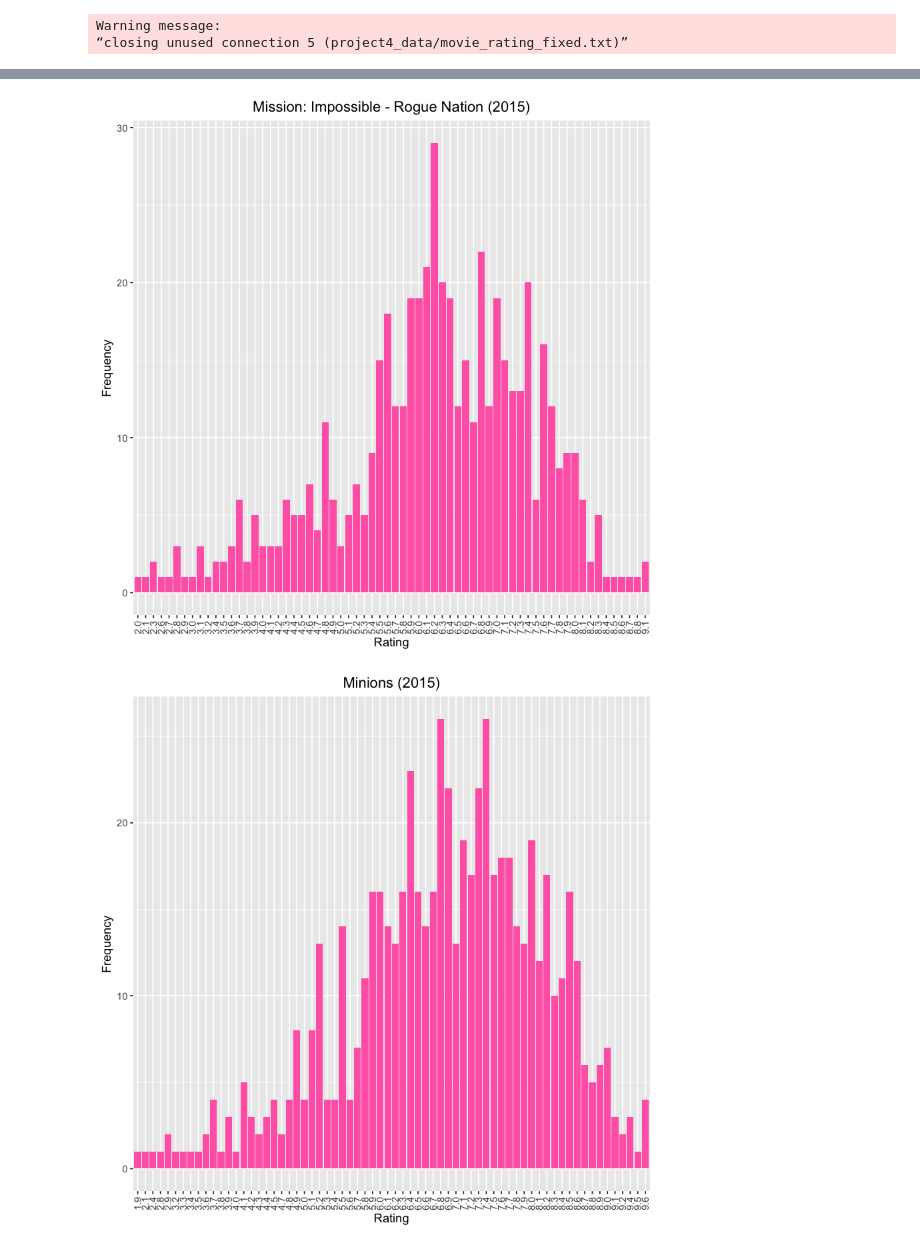
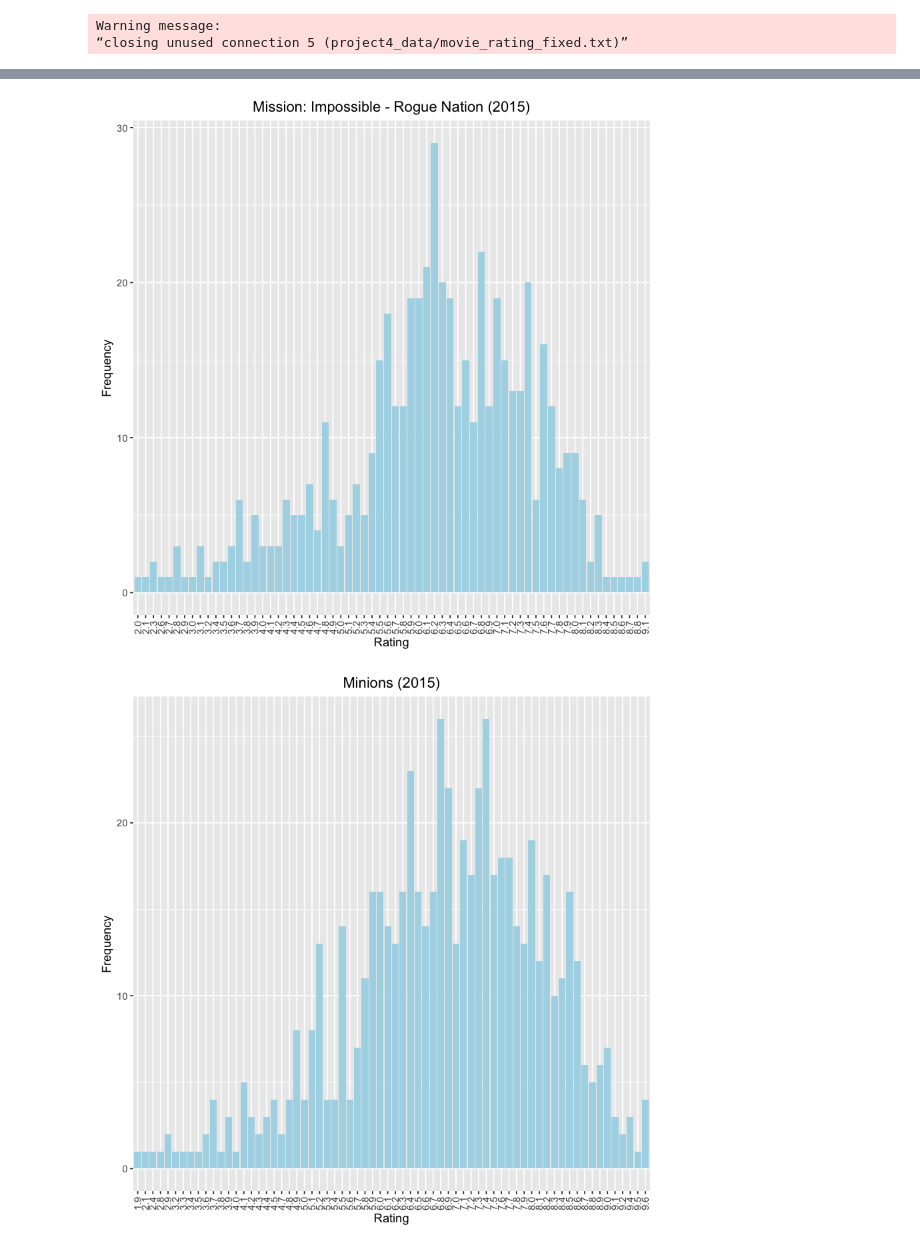
Before and after one commit to nsnguyen/ECE-232E, a Jupyter notebook: project_5/q_9.ipynb, the cells around one changed output, grey strips where cells are left out. Saved outputs shown, nothing was run; the diff lists cells and outputs as text; code cells hidden in the pictures.

```diff
--- a/project_5/q_9.ipynb
+++ b/project_5/q_9.ipynb
@@ -89,7 +89,7 @@ for (i in 1:length(movies)){
 
     df = data.frame(rating=keys, freq=values)
     hist_plot = ggplot(df, aes(x=rating, y=freq))+
-    geom_bar(stat = "identity", fill="hotpink")+
+    geom_bar(stat = "identity", fill="lightblue")+
     labs(title=movies[i], x="Rating",y="Frequency")+
     theme(plot.title = element_text(hjust = 0.5),axis.text.x = element_text(angle = 90, hjust = 0.5, vjust = 0.5))
     print(hist_plot)
@@ -110,7 +110,7 @@ for (i in 1:length(movies)){
 [1] "===================================================="
 [1] "Minions (2015)"
 [1] "71445"
 [1] "neighbors: 656"
 [1] "average rating: 6.85128205128206"
-[figure, old version]
+[figure, new version]
-[figure, old version]
+[figure, new version]
```
Also changed, not shown: parts of 1 cell of this notebook.
